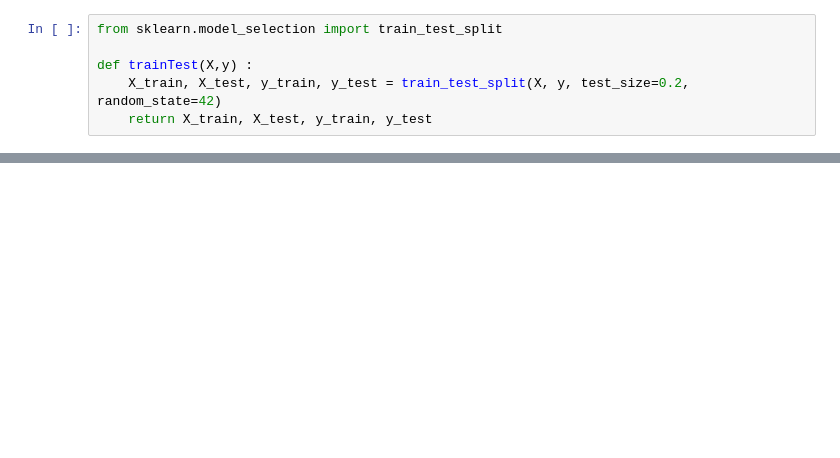
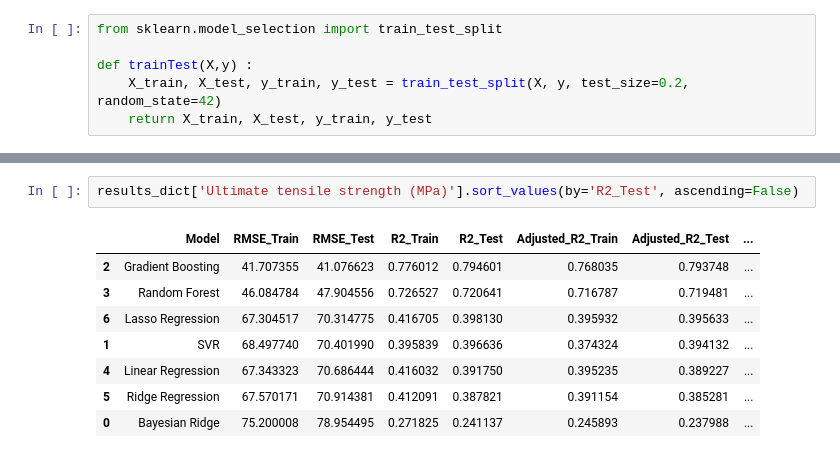
Before and after one commit to irenedagherr/ApprentissageAutomatiqueProjet, a Jupyter notebook: 5 - Implementation ML/MLsupervised.ipynb, the cells around one changed output, grey strips where cells are left out. Saved outputs shown, nothing was run; the diff lists cells and outputs as text; blank space fills up the shorter version.

```diff
--- a/5 - Implementation ML/MLsupervised.ipynb
+++ b/5 - Implementation ML/MLsupervised.ipynb
@@ -347,0 +505,11 @@ Résultat pour Yield strength (MPa) avec pour moyenne 508.55717948717944:
+# %%
+results_dict['Ultimate tensile strength (MPa)'].sort_values(by='R2_Test', ascending=False)
+# %% [output]
+|  | Model | RMSE_Train | RMSE_Test | R2_Train | R2_Test | Adjusted_R2_Train | Adjusted_R2_Test | ... |
+| 2 | Gradient Boosting | 41.707355 | 41.076623 | 0.776012 | 0.794601 | 0.768035 | 0.793748 | ... |
+| 3 | Random Forest | 46.084784 | 47.904556 | 0.726527 | 0.720641 | 0.716787 | 0.719481 | ... |
+| 6 | Lasso Regression | 67.304517 | 70.314775 | 0.416705 | 0.398130 | 0.395932 | 0.395633 | ... |
+| 1 | SVR | 68.497740 | 70.401990 | 0.395839 | 0.396636 | 0.374324 | 0.394132 | ... |
+| 4 | Linear Regression | 67.343323 | 70.686444 | 0.416032 | 0.391750 | 0.395235 | 0.389227 | ... |
+| 5 | Ridge Regression | 67.570171 | 70.914381 | 0.412091 | 0.387821 | 0.391154 | 0.385281 | ... |
+| 0 | Bayesian Ridge | 75.200008 | 78.954495 | 0.271825 | 0.241137 | 0.245893 | 0.237988 | ... |
```
Also changed, not shown: parts of 9 cells of this notebook, 6 other files.
